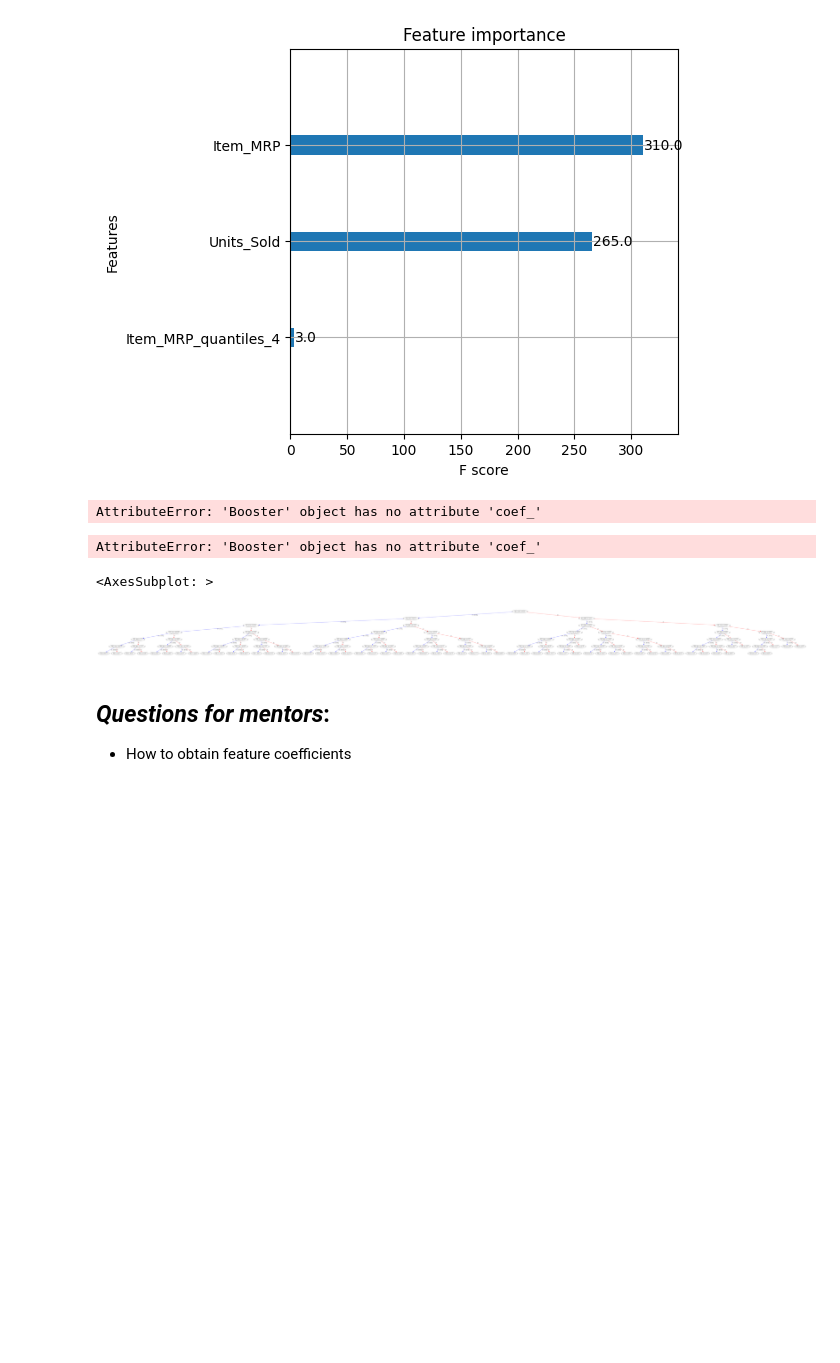
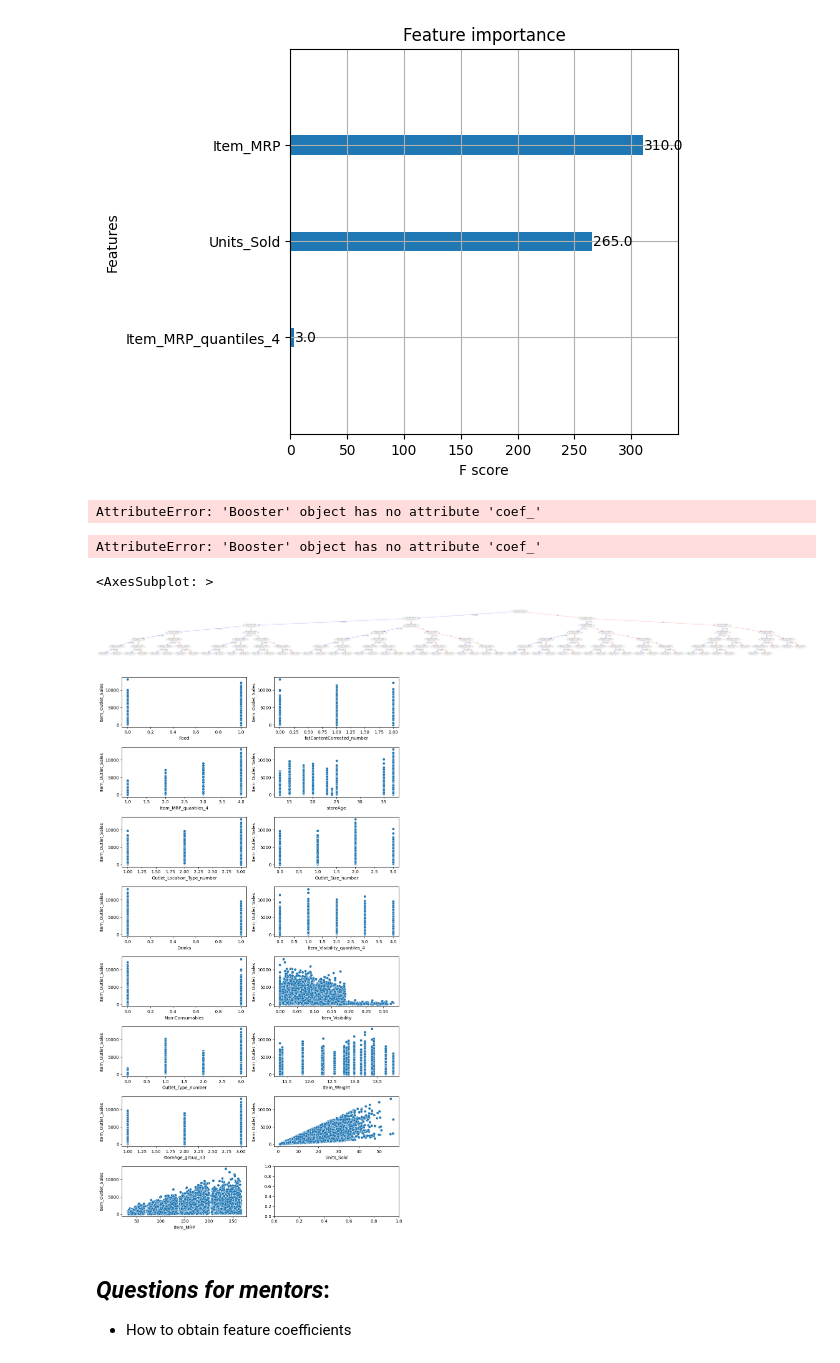
Before and after one commit to silvhua-Lighthouse/2022-10-19-ensembles_exercise, a Jupyter notebook: ensemble_challenge.ipynb, the cells around one changed output. Saved outputs shown, nothing was run; the diff lists cells and outputs as text; code cells hidden in the pictures; blank space fills up the shorter version.

Commit message:
Plot unscaled data for each feature against Item Outlet Sales to see if it aligns with XGBoost feature importance rankings

```diff
--- a/ensemble_challenge.ipynb
+++ b/ensemble_challenge.ipynb
@@ -328,6 +329,15 @@ xgb.plot_tree(best_xgb_trained,num_trees=0)
 # %% [output]
 <AxesSubplot: >
 [figure]
+# %%
+# Plot unscaled data for each feature against Item Outlet Sales to see if it aligns
+# with XGBoost feature importance rankings
+fig, ax = plt.subplots(nrows=round(len(features)/2), ncols=2, figsize=(10,18))
+for i, feature in enumerate(features):
+    sns.scatterplot(data=data,y='Item_Outlet_Sales',x=feature,ax=ax[i//2, i % 2])
+plt.tight_layout()
+# %% [output]
+[figure, added]
 # %% [markdown]
 ## *Questions for mentors*:
 * How to obtain feature coefficients
```
Also changed, not shown: parts of 1 cell of this notebook.
